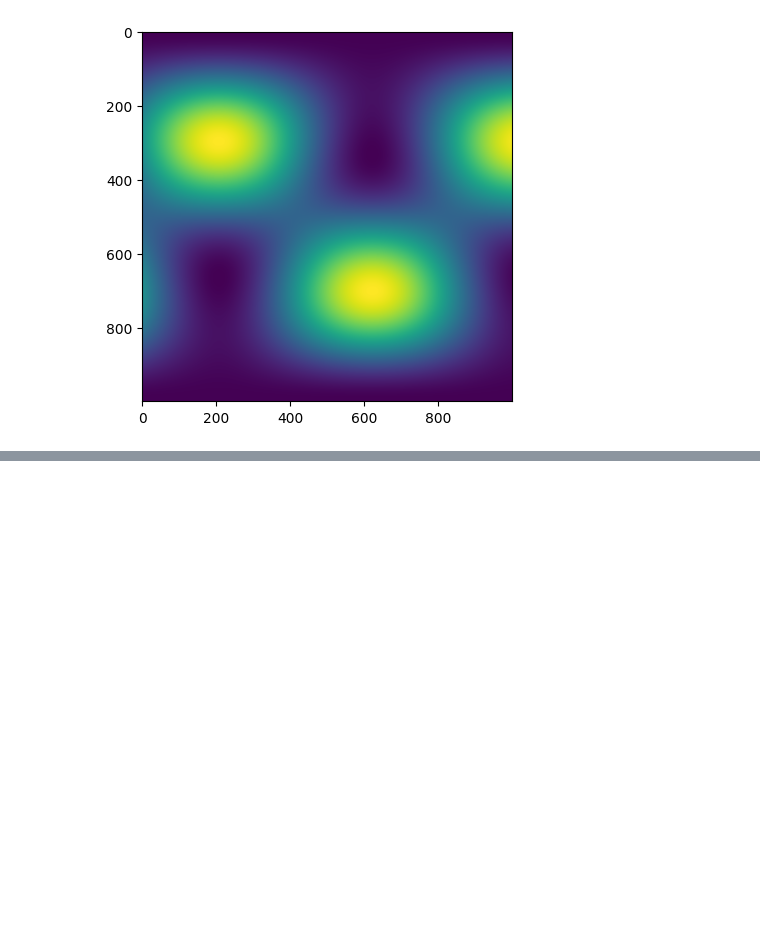
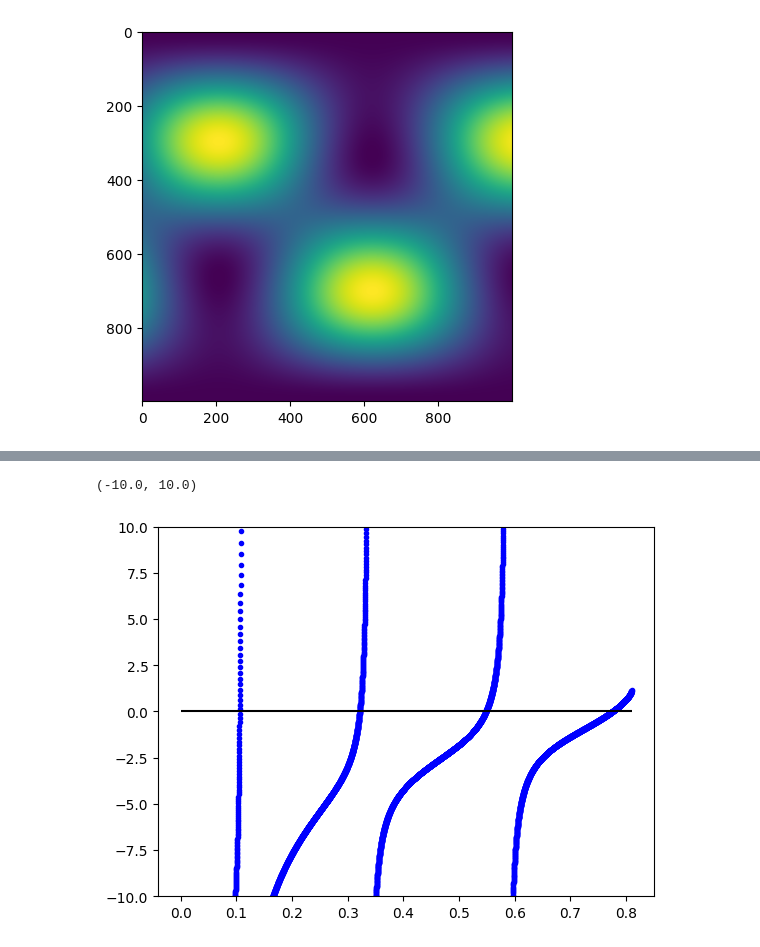
Before and after one commit to IPrearo/OptSim, a Jupyter notebook: src/optsim/testing.ipynb, the cells around one changed output, grey strips where cells are left out. Drawn from its saved outputs; the diff is of its cells as text; code cells hidden in the pictures; blank space fills up the shorter version.

```diff
--- a/src/optsim/testing.ipynb
+++ b/src/optsim/testing.ipynb
@@ -23,0 +44,9 @@ plt.show()
+# %%
+TM_d_mode = guides.TM_PDGMode(0, 1.45, 1, 1.55e-6, 7e-6)
+
+plt.plot(thetas, TM_d_mode._consistency_condition(thetas), 'b.')
+plt.hlines(0, 0, TM_d_mode.theta_c, colors='black')
+plt.ylim(-10, 10)
+# %% [output]
+(-10.0, 10.0)
+[figure, added]
```
Also changed, not shown: parts of 1 cell of this notebook, 1 other file.
